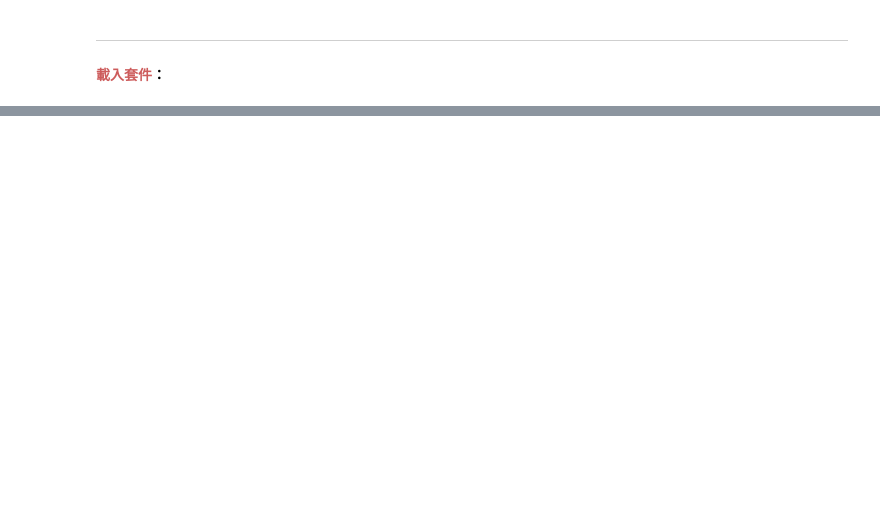
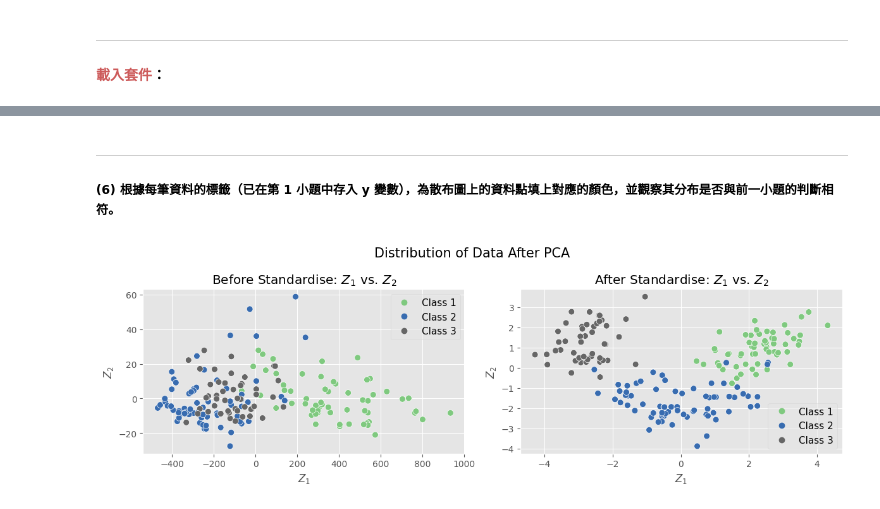
Before and after one commit to shengsia02/ShallowML, a Jupyter notebook: HW1/hw1.ipynb, the cells around one changed output, grey strips where cells are left out. Cells and saved outputs as stored; diff of their text form; code cells hidden in the pictures; blank space fills up the shorter version.

```diff
--- a/HW1/hw1.ipynb
+++ b/HW1/hw1.ipynb
@@ -261,0 +245,56 @@ plt.show()
+# %% [markdown]
+<hr>
+
+##### (6) 根據每筆資料的標籤（已在第 1 小題中存入 **y** 變數），為散布圖上的資料點填上對應的顏色，並觀察其分布是否與前一小題的判斷相符。
+# %%
+plt.style.use('ggplot')
+# 獲取唯一的類別
+unique_classes = np.unique(y)
+
+# 創建顏色映射
+base_cmap = plt.colormaps['Accent']
+cmap = ListedColormap(base_cmap(np.linspace(0, 1, len(unique_classes))))
+
+fig, ax = plt.subplots(1, 2, figsize=(12, 4))
+
+# Before Standardise
+scatters = ax[0].scatter(Z[:, 0], Z[:, 1], c=y, edgecolors='w', cmap=cmap, s=50)
+ax[0].set_xlabel('$Z_1$')
+ax[0].set_ylabel('$Z_2$')
+ax[0].set_title('Before Standardise: $Z_1$ vs. $Z_2$')
+
+# 查出 scatters 使用的顏色和對應的類別
+colors = cmap(np.linspace(0, 1, len(unique_classes)))
+labels = [f'Class {cls}' for cls in unique_classes]
+
+# 創建圖例項目
+legend_patches = [mlines.Line2D([], [], color=colors[i], marker='o', linestyle='None', markersize=6,
+                                label=labels[i]) for i in range(len(unique_classes))]
+
+# 添加圖例
+legend = ax[0].legend(handles=legend_patches, loc='upper right', fontsize=11)
+legend.get_frame().set_alpha(0.5)  # 設置圖例框的透明度
+
+# After Standardise
+scatters_std = ax[1].scatter(Z_std[:, 0], Z_std[:, 1], c=y, edgecolors='w', cmap=cmap, s=50)
+ax[1].set_xlabel('$Z_1$')
+ax[1].set_ylabel('$Z_2$')
+ax[1].set_title('After Standardise: $Z_1$ vs. $Z_2$')
+
+# 查出 scatters_std 使用的顏色和對應的類別
+colors_std = cmap(np.linspace(0, 1, len(unique_classes)))
+labels_std = [f'Class {cls}' for cls in unique_classes]
+
+# 創建圖例項目
+legend_patches_std = [mlines.Line2D([], [], color=colors_std[i], marker='o', linestyle='None', markersize=6,
+                                    label=labels_std[i]) for i in range(len(unique_classes))]
+
+# 添加圖例
+legend = ax[1].legend(handles=legend_patches_std, loc='lower right', fontsize=11)
+legend.get_frame().set_alpha(0.5)  # 設置圖例框的透明度
+
+plt.suptitle('Distribution of Data After PCA', fontsize=15)
+plt.tight_layout()
+plt.show()
+# %% [output]
+[figure, added]
```
Also changed, not shown: parts of 91 cells of this notebook, 2 other files.
